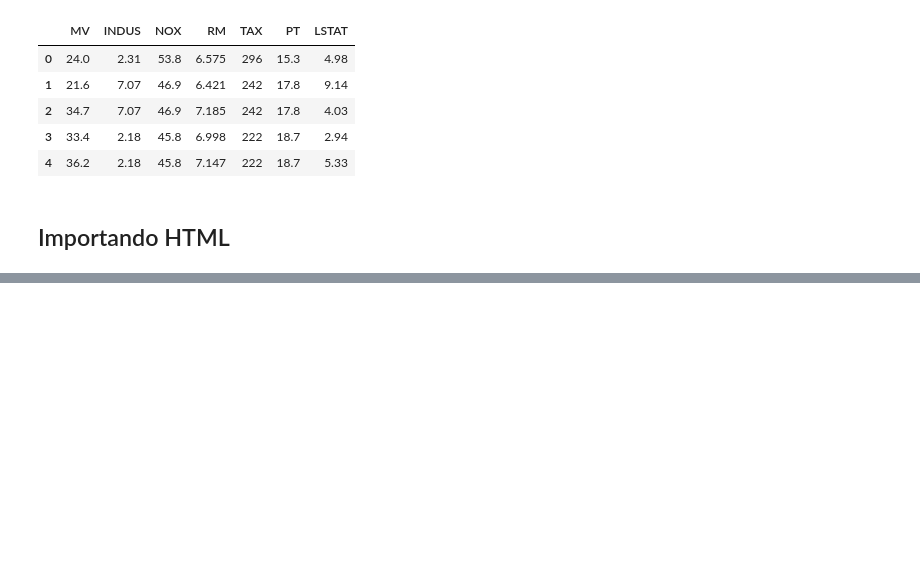
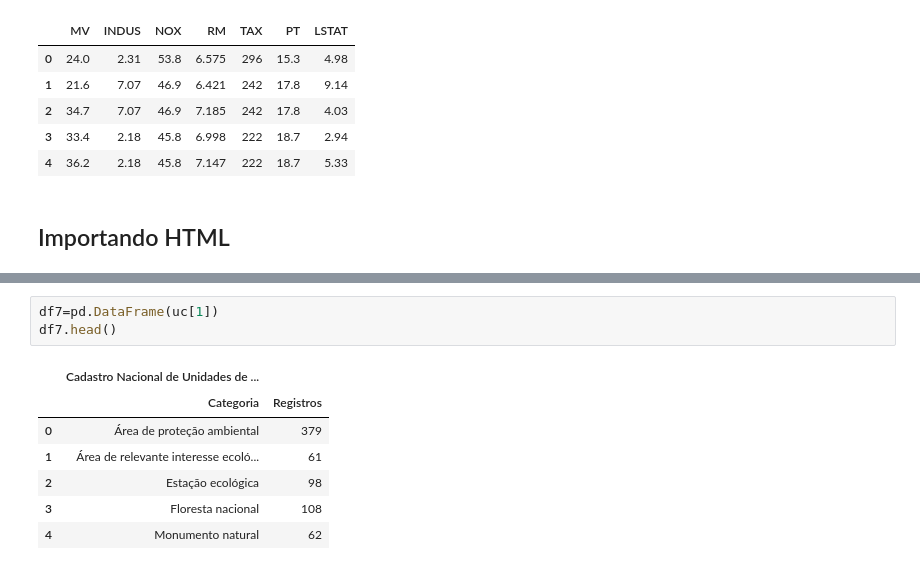
Before and after one commit to VDocean/Analise-de-Dados-com-Python, a Jupyter notebook: importando os dados/importando-dados.ipynb, the cells around one changed output, grey strips where cells are left out. Saved outputs shown, nothing was run; the diff lists cells and outputs as text; blank space fills up the shorter version.

```diff
--- a/importando os dados/importando-dados.ipynb
+++ b/importando os dados/importando-dados.ipynb
@@ -204,0 +228,11 @@ df5.head()
+# %%
+df7=pd.DataFrame(uc[1])
+df7.head()
+# %% [output]
+|  | Cadastro Nacional de Unidades de ... |  |
+|  | Categoria | Registros |
+| 0 | Área de proteção ambiental | 379 |
+| 1 | Área de relevante interesse ecoló... | 61 |
+| 2 | Estação ecológica | 98 |
+| 3 | Floresta nacional | 108 |
+| 4 | Monumento natural | 62 |
```
Also changed, not shown: parts of 4 cells of this notebook.
